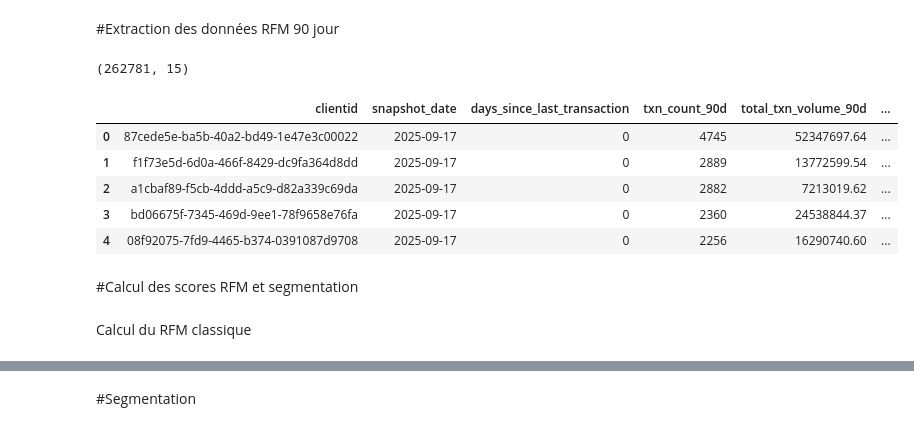
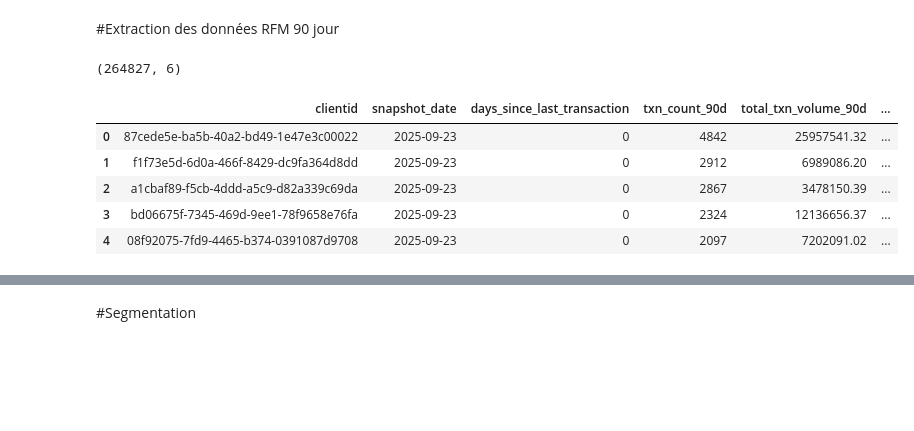
Before and after one commit to FranckAmemou/rfm-score-djamo, a Jupyter notebook: notebooks/rfm_score_djamo.ipynb, the cells around one changed output, grey strips where cells are left out. Cells and saved outputs as stored; diff of their text form; code cells hidden in the pictures; blank space fills up the shorter version.

Commit message:
Cleanup old notebooks, update data_extraction.py, add rfm_segmentation.py, update .gitignore

```diff
--- a/notebooks/rfm_score_djamo.ipynb
+++ b/notebooks/rfm_score_djamo.ipynb
@@ -30,7 +30,7 @@ pd.set_option('display.max_columns', None)
 
 query = """
 WITH snapshot_date_cte AS (
-    SELECT DATE('2025-09-17') AS snapshot_date
+    SELECT DATE('2025-09-23') AS snapshot_date
 ),
 
 eligible_clients AS (
@@ -44,7 +44,8 @@ active_clients_90d AS (
     FROM `djamo-data.marts_growth.int_monthly_active_users`
     WHERE DATE(issueddate) BETWEEN DATE_SUB((SELECT snapshot_date FROM snapshot_date_cte), INTERVAL 90 DAY)
                                AND (SELECT snapshot_date FROM snapshot_date_cte)
-      AND amount != 0
+      AND amount !=0
+
 ),
 
 active_client AS (
@@ -66,17 +67,25 @@ last_txn AS (
 txn_90d AS (
     SELECT
         m.clientid,
-        COUNT(*) AS txn_count_90d,
-        COUNT(DISTINCT DATE(m.issueddate)) AS active_days_count_90d,
-        SUM(ABS(m.amount)) AS total_txn_volume_90d,
-        AVG(ABS(m.amount)) AS avg_total_txn_volume_90d,
-        STDDEV_POP(ABS(m.amount)) AS value_consistency_std
+
+        -- Compte toutes les transactions négatives ou >= 100 (0 exclu)
+        COUNTIF(m.amount < 0 OR m.amount >= 100) AS txn_count_90d,
+
+        -- Nombre de jours distincts avec au moins une transaction considérée
+        COUNT(DISTINCT CASE WHEN m.amount < 0 OR m.amount >= 100 THEN DATE(m.issueddate) END) AS active_days_count_90d,
+
+        -- Volume et stats calculés uniquement sur les débits avec montant <0 ou >=100
+        SUM(CASE WHEN m.type = 'debit' AND (m.amount < 0 OR m.amount >= 100) THEN ABS(m.amount) ELSE 0 END) AS total_txn_volume_90d,
+        AVG(CASE WHEN m.type = 'debit' AND (m.amount < 0 OR m.amount >= 100) THEN ABS(m.amount) END) AS avg_total_txn_volume_90d,
+        STDDEV_POP(CASE WHEN m.type = 'debit' AND (m.amount < 0 OR m.amount >= 100) THEN ABS(m.amount) END) AS value_consistency_std
+
     FROM `djamo-data.marts_growth.int_monthly_active_users` m
     WHERE DATE(m.issueddate) BETWEEN DATE_SUB((SELECT snapshot_date FROM snapshot_date_cte), INTERVAL 90 DAY)
                                AND (SELECT snapshot_date FROM snapshot_date_cte)
       AND m.clientid IN (SELECT clientid FROM active_client)
     GROUP BY m.clientid
-),
+)
+,
 
 current_balance_snapshot AS (
     WITH ranked_balances AS (
@@ -139,51 +148,47 @@ has_invest AS (
     FROM `djamo-data.production_civ_djamo.nsia_invest_account`
     WHERE isActive = TRUE
       AND deletedAt IS NULL
       AND clientId IN (SELECT clientid FROM active_client)
 )
 
 SELECT
     ac.clientid,
     (SELECT snapshot_date FROM snapshot_date_cte) AS snapshot_date,
     COALESCE(l.days_since_last_transaction, 90) AS days_since_last_transaction,  -- première feature
     COALESCE(t.txn_count_90d, 0) AS txn_count_90d,
     COALESCE(t.total_txn_volume_90d, 0) AS total_txn_volume_90d,
-    COALESCE(t.active_days_count_90d, 0) AS active_days_count_90d,
-    1 + COALESCE(vh.has_vault, 0) + COALESCE(ih.has_invest, 0) AS nb_active_products,
+  -- COALESCE(t.active_days_count_90d, 0) AS active_days_count_90d,
+  --  1 + COALESCE(vh.has_vault, 0) + COALESCE(ih.has_invest, 0) AS nb_active_products,
     COALESCE(t.value_consistency_std, 0) AS value_consistency_std,
-    SAFE_DIVIDE(COALESCE(t.txn_count_90d, 0), GREATEST(COALESCE(t.active_days_count_90d, 0), 1)) AS txn_frequency_ratio,
-    COALESCE(t.avg_total_txn_volume_90d, 0) AS avg_total_txn_volume_90d,
-    COALESCE(cb.current_account_balance_snapshot, 0) AS current_account_balance,
-    COALESCE(vb.vault_balance_snapshot, 0) AS vault_balance,
-    COALESCE(a.aum_snapshot, 0) AS aum_snapshot,
-    COALESCE(cb.current_account_balance_snapshot, 0) +
-    COALESCE(vb.vault_balance_snapshot, 0) +
-    COALESCE(a.aum_snapshot, 0) AS total_assets_snapshot,
-    SAFE_DIVIDE(COALESCE(t.total_txn_volume_90d, 0), GREATEST(COALESCE(cb.current_account_balance_snapshot, 0), 1)) AS balance_velocity_90d
+   -- SAFE_DIVIDE(COALESCE(t.txn_count_90d, 0), GREATEST(COALESCE(t.active_days_count_90d, 0), 1)) AS txn_frequency_ratio,
+   -- COALESCE(t.avg_total_txn_volume_90d, 0) AS avg_total_txn_volume_90d,
+   -- COALESCE(cb.current_account_balance_snapshot, 0) AS current_account_balance,
+   -- COALESCE(vb.vault_balance_snapshot, 0) AS vault_balance,
+   -- COALESCE(a.aum_snapshot, 0) AS aum_snapshot,
+   -- COALESCE(cb.current_account_balance_snapshot, 0) +
+   -- COALESCE(vb.vault_balance_snapshot, 0) +
+  -- COALESCE(a.aum_snapshot, 0) AS total_assets_snapshot,
+   -- SAFE_DIVIDE(COALESCE(t.total_txn_volume_90d, 0), GREATEST(COALESCE(cb.current_account_balance_snapshot, 0), 1)) AS balance_velocity_90d
 FROM active_client ac
 LEFT JOIN txn_90d t ON ac.clientid = t.clientid
 LEFT JOIN last_txn l ON ac.clientid = l.clientid
 LEFT JOIN current_balance_snapshot cb ON ac.clientid = cb.clientid
 LEFT JOIN vault_balance_snapshot vb ON ac.clientid = vb.clientid
 LEFT JOIN aum_snapshot a ON ac.clientid = a.clientid
 LEFT JOIN has_vault vh ON ac.clientid = vh.clientid
 LEFT JOIN has_invest ih ON ac.clientid = ih.clientid
 ORDER BY txn_count_90d DESC
 """
 
 # Exécution de la requête
 df_rfm_90d = client.query(query).to_dataframe()
 print(df_rfm_90d.shape)
 df_rfm_90d.head()
 # %% [output]
-(262781, 15)
+(264827, 6)
 |  | clientid | snapshot_date | days_since_last_transaction | txn_count_90d | total_txn_volume_90d | ... |
-| 0 | 87cede5e-ba5b-40a2-bd49-1e47e3c00022 | 2025-09-17 | 0 | 4745 | 52347697.64 | ... |
-| 1 | f1f73e5d-6d0a-466f-8429-dc9fa364d8dd | 2025-09-17 | 0 | 2889 | 13772599.54 | ... |
-| 2 | a1cbaf89-f5cb-4ddd-a5c9-d82a339c69da | 2025-09-17 | 0 | 2882 | 7213019.62 | ... |
-| 3 | bd06675f-7345-469d-9ee1-78f9658e76fa | 2025-09-17 | 0 | 2360 | 24538844.37 | ... |
-| 4 | 08f92075-7fd9-4465-b374-0391087d9708 | 2025-09-17 | 0 | 2256 | 16290740.60 | ... |
+| 0 | 87cede5e-ba5b-40a2-bd49-1e47e3c00022 | 2025-09-23 | 0 | 4842 | 25957541.32 | ... |
+| 1 | f1f73e5d-6d0a-466f-8429-dc9fa364d8dd | 2025-09-23 | 0 | 2912 | 6989086.20 | ... |
+| 2 | a1cbaf89-f5cb-4ddd-a5c9-d82a339c69da | 2025-09-23 | 0 | 2867 | 3478150.39 | ... |
+| 3 | bd06675f-7345-469d-9ee1-78f9658e76fa | 2025-09-23 | 0 | 2324 | 12136656.37 | ... |
+| 4 | 08f92075-7fd9-4465-b374-0391087d9708 | 2025-09-23 | 0 | 2097 | 7202091.02 | ... |
-# %% [markdown]
-#Calcul des scores RFM et segmentation
-# %% [markdown]
-Calcul du RFM classique
```
Also changed, not shown: parts of 16 cells of this notebook, 16 other files.
